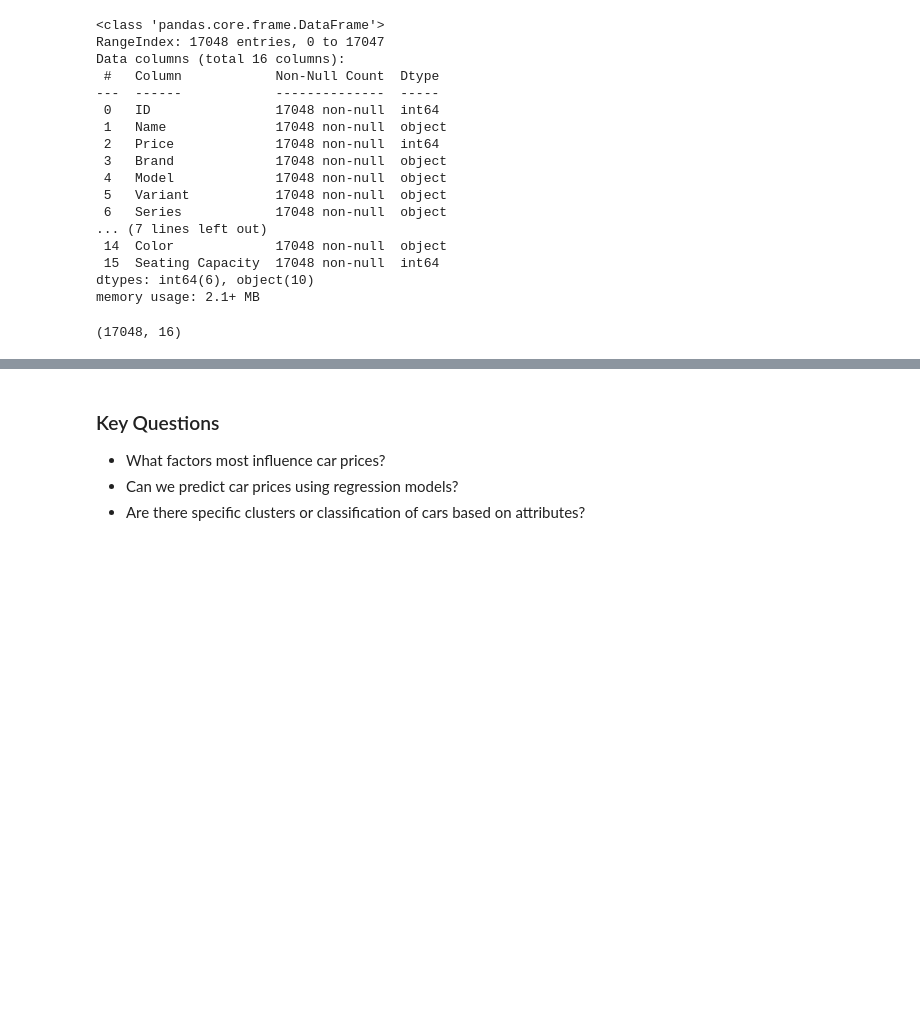
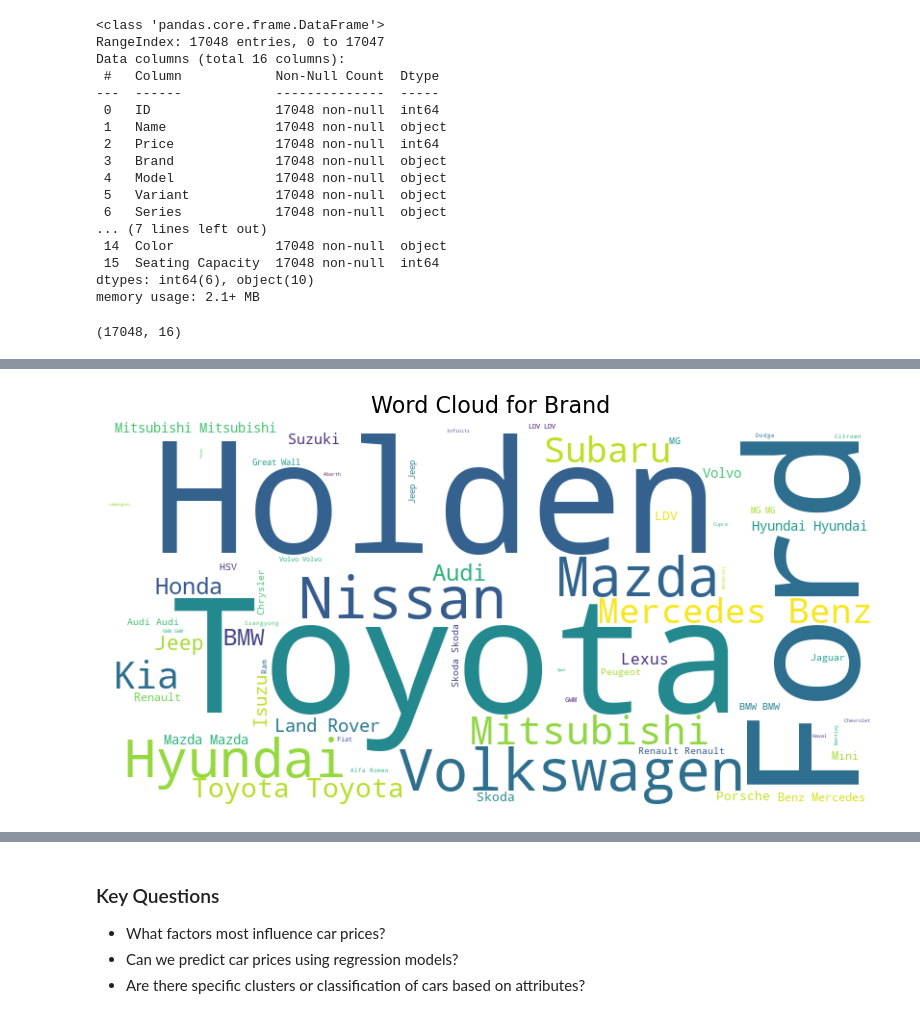
Before and after one commit to Carlos-Sibaja/CarPrice, a Jupyter notebook: Cars_Data.ipynb, the cells around one changed output, grey strips where cells are left out. Cells and saved outputs as stored; diff of their text form; code cells hidden in the pictures; blank space fills up the shorter version.

```diff
--- a/Cars_Data.ipynb
+++ b/Cars_Data.ipynb
@@ -55,0 +86,19 @@ cars_data.head()
+# %%
+import pandas as pd
+from wordcloud import WordCloud
+import matplotlib.pyplot as plt
+
+# Combine all brand names into a single string
+brands_text = ' '.join(cleaned_data['Brand'].astype(str))
+
+# Create a Word Cloud
+wordcloud = WordCloud(width=800, height=400, background_color='white', colormap='viridis').generate(brands_text)
+
+# Display the Word Cloud
+plt.figure(figsize=(10, 5))
+plt.imshow(wordcloud, interpolation='bilinear')
+plt.axis('off')  # Remove axes
+plt.title("Word Cloud for Brand", fontsize=16)
+plt.show()
+# %% [output]
+[figure, added]
```
Also changed, not shown: parts of 8 cells of this notebook, 3 other files.
